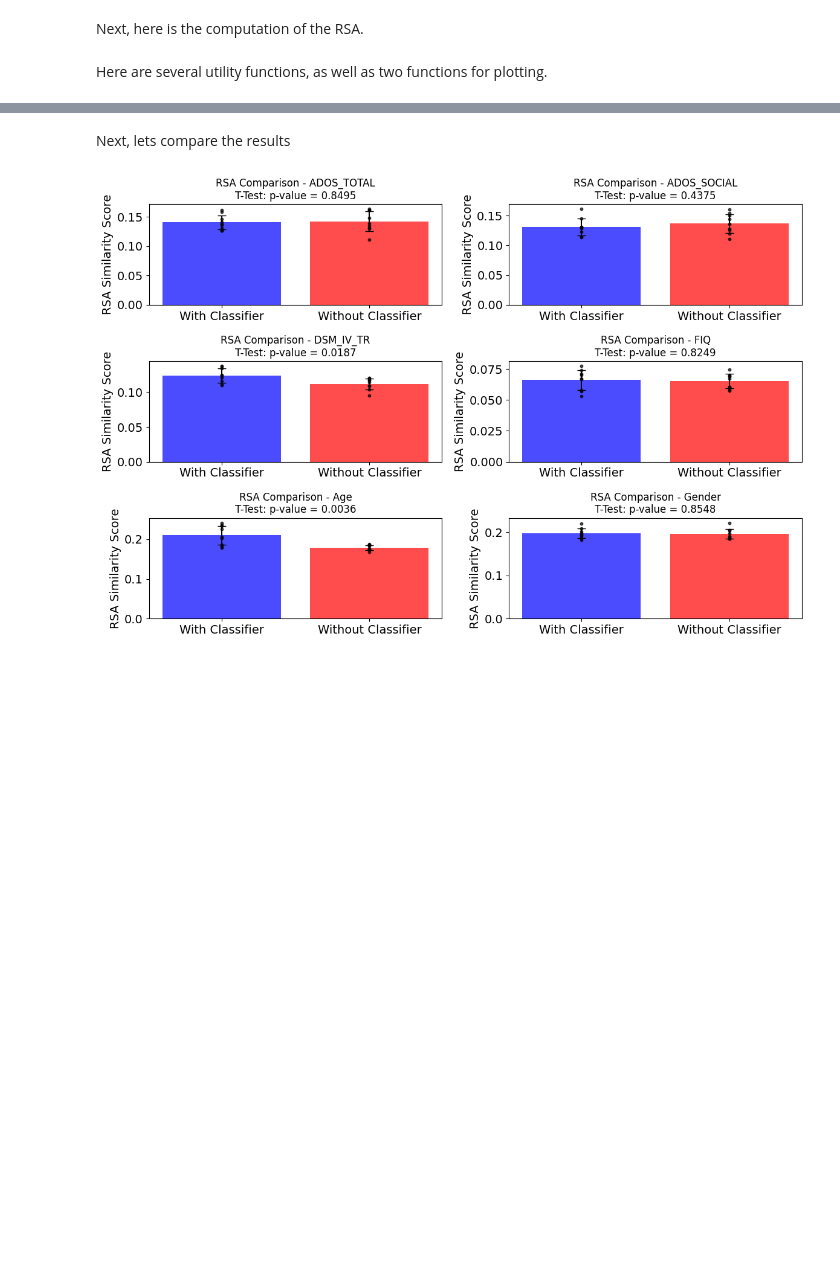
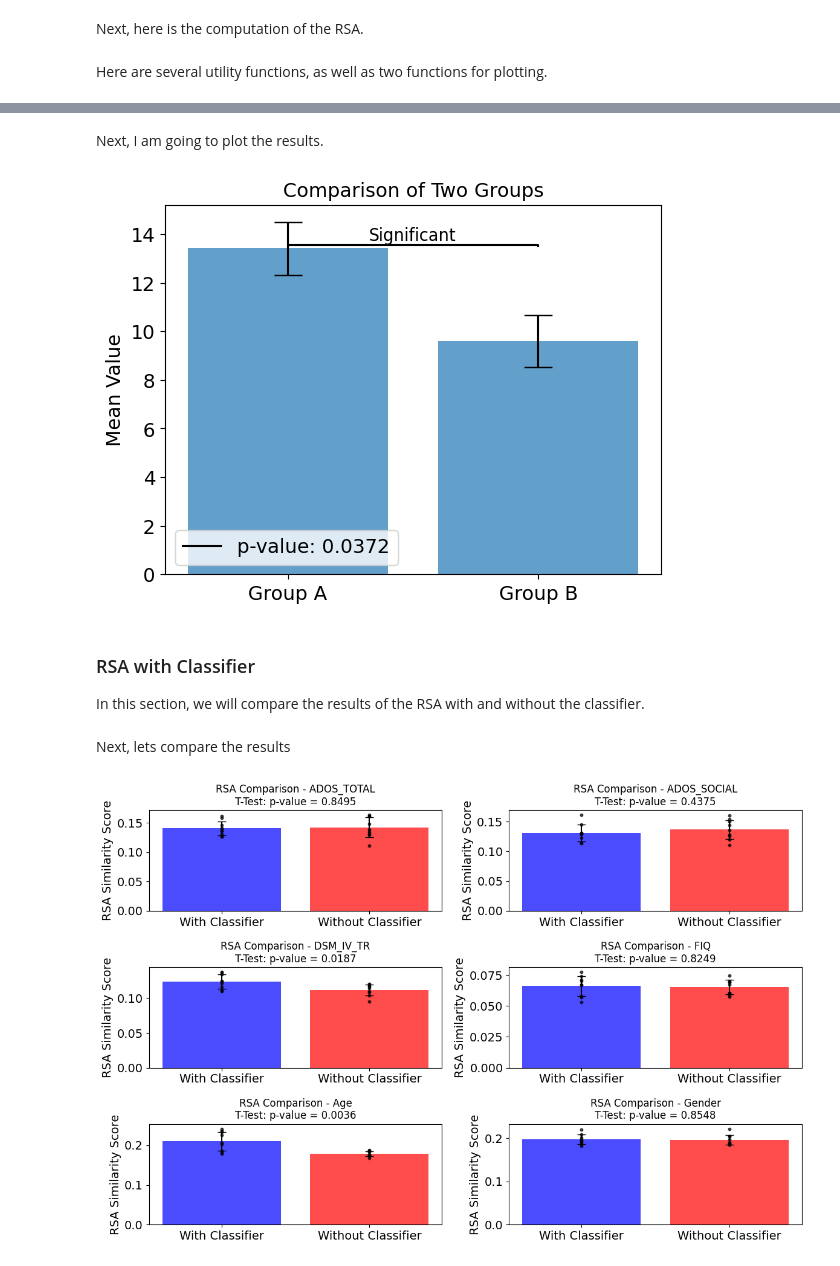
Before and after one commit to tchaase/cVAE_autism, a Jupyter notebook: code/cVAE_autism.ipynb, the cells around one changed output, grey strips where cells are left out. Saved outputs shown, nothing was run; the diff lists cells and outputs as text; code cells hidden in the pictures; blank space fills up the shorter version.

```diff
--- a/code/cVAE_autism.ipynb
+++ b/code/cVAE_autism.ipynb
@@ -2313,0 +2202,51 @@ Pairwise t-test between Datasets 5 and 6 for variable FIQ: p-value = 0.8097
+# %% [markdown]
+Next, I am going to plot the results.
+# %%
+import numpy as np
+import matplotlib.pyplot as plt
+from scipy import stats
+
+def create_bar_plot_with_t_test(data1, data2, group_labels, significance_level=0.05):
+    # Calculate the means and standard errors for each group
+    mean1 = np.mean(data1)
+    mean2 = np.mean(data2)
+    std1 = np.std(data1, ddof=1)
+    std2 = np.std(data2, ddof=1)
+    sem1 = std1 / np.sqrt(len(data1))
+    sem2 = std2 / np.sqrt(len(data2))
+
+    # Perform a t-test to compare the two groups
+    t_stat, p_value = stats.ttest_ind(data1, data2)
+
+    # Determine significance
+    if p_value < significance_level:
+        significance_label = 'Significant'
+    else:
+        significance_label = 'Not Significant'
+
+    # Create a bar plot
+    fig, ax = plt.subplots()
+    bars = ax.bar([0, 1], [mean1, mean2], yerr=[sem1, sem2], align='center', alpha=0.7, ecolor='black', capsize=10)
+
+    # Add significance brackets and labels
+    if p_value < significance_level:
+        ax.plot([0, 0, 1, 1], [max(mean1, mean2) + 0.1, max(mean1, mean2) + 0.15, max(mean1, mean2) + 0.15, max(mean1, mean2) + 0.1], lw=1.5, c='k')
+        ax.text(0.5, max(mean1, mean2) + 0.18, significance_label, ha='center', va='bottom', color='k', fontsize=12)
+
+    # Customize the plot
+    ax.set_xticks([0, 1])
+    ax.set_xticklabels(group_labels)
+    ax.set_ylabel('Mean Value')
+    ax.set_title('Comparison of Two Groups')
+    ax.legend([f'p-value: {p_value:.4f}'])
+
+    # Show the plot
+    plt.show()
+
+# Example usage:
+data_group1 = [10, 12, 14, 15, 16]
+data_group2 = [7, 8, 9, 11, 13]
+group_labels = ['Group A', 'Group B']
+create_bar_plot_with_t_test(data_group1, data_group2, group_labels)
+# %% [output]
+[figure, added]
@@ -2314,3 +2344,7 @@ Pairwise t-test between Datasets 5 and 6 for variable FIQ: p-value = 0.8097
+# %% [markdown]
+### RSA with Classifier
+
+In this section, we will compare the results of the RSA with and without the classifier.
 # %% [markdown]
 Next, lets compare the results
 # %%
```
Also changed, not shown: parts of 18 cells of this notebook.
